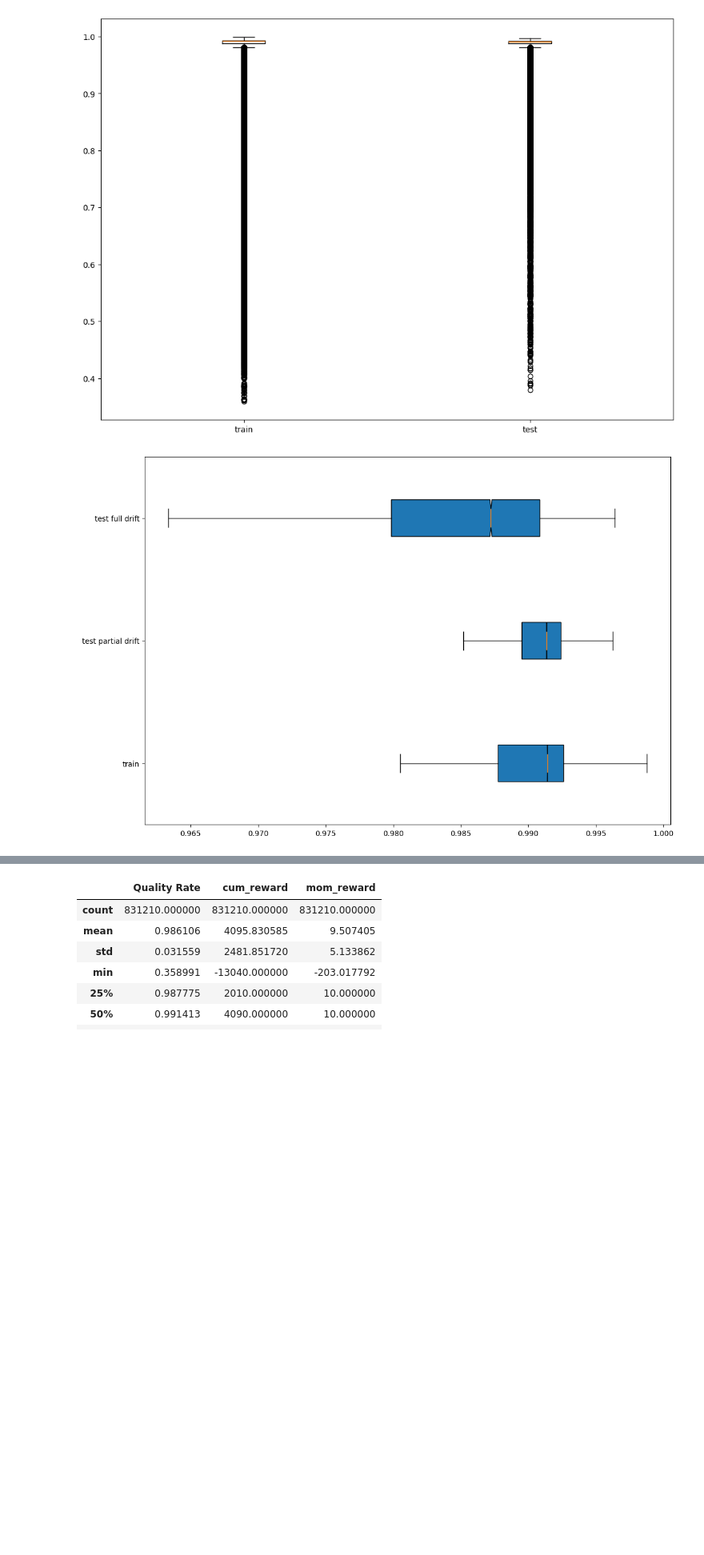
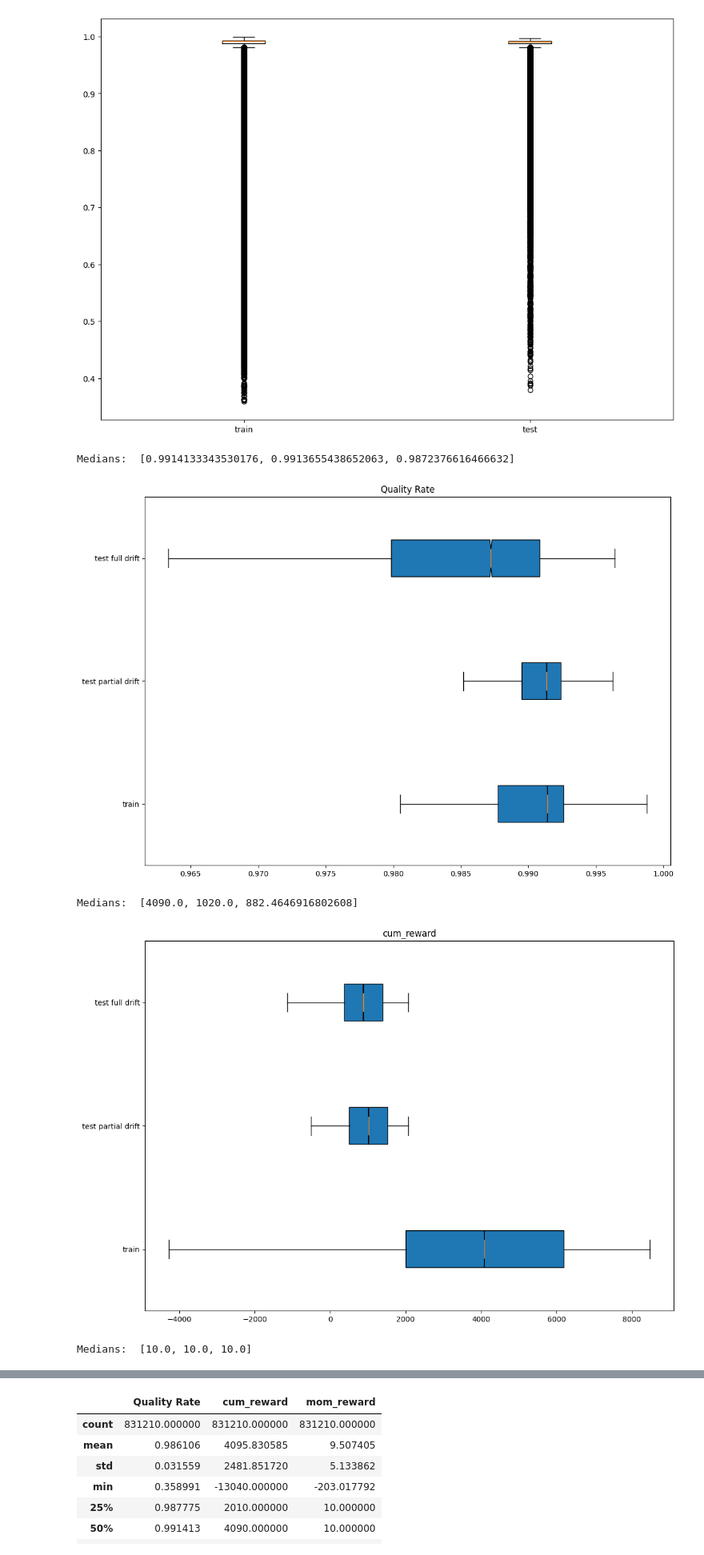
Before and after one commit to S-M157/Bachelor, a Jupyter notebook: QualityVizualization.ipynb, the cells around one changed output, grey strips where cells are left out. Shown at 80% size. Drawn from its saved outputs; the diff is of its cells as text; code cells hidden in the pictures; blank space fills up the shorter version.

Commit message:
Finished test and reward visualisation.

```diff
--- a/QualityVizualization.ipynb
+++ b/QualityVizualization.ipynb
@@ -162,18 +162,24 @@ plt.show()
 # %% [output]
 [figure]
 # %%
+for col in train_full.columns:
+    fig = plt.figure(figsize =(10, 7))
 
-fig = plt.figure(figsize =(10, 7))
+    # Creating axes instance
+    ax = fig.add_axes([0, 0, 1, 1])
 
-# Creating axes instance
-ax = fig.add_axes([0, 0, 1, 1])
-
-# Creating plot
-bp = ax.boxplot([train_full['Quality Rate'], test_by_drift_results[0.875]['Quality Rate'], test_by_drift_results[1.]['Quality Rate']],
-                patch_artist = True, notch ='True', vert = 0,  showfliers=False)
-ax.set_yticklabels(['train', 'test partial drift', 'test full drift'])
-# plt.xscale('log')
-# show plot
-plt.show()
+    # Creating plot
+    bp = ax.boxplot([train_full[col], test_by_drift_results[0.875][col], test_by_drift_results[1.][col]],
+                    patch_artist = True, notch ='True', vert = 0,  showfliers=False)
+    ax.set_yticklabels(['train', 'test partial drift', 'test full drift'])
+    print('Medians: ', [m.get_xdata()[0] for m in bp['medians']])
+    # plt.xscale('log')
+    plt.title(col)
+    # show plot
+    plt.show()
 # %% [output]
+Medians:  [0.9914133343530176, 0.9913655438652063, 0.9872376616466632]
-[figure, old version]
+[figure, new version]
+Medians:  [4090.0, 1020.0, 882.4646916802608]
+[figure, added]
+Medians:  [10.0, 10.0, 10.0]
```
Also changed, not shown: parts of 9 cells of this notebook, 1 other file.
